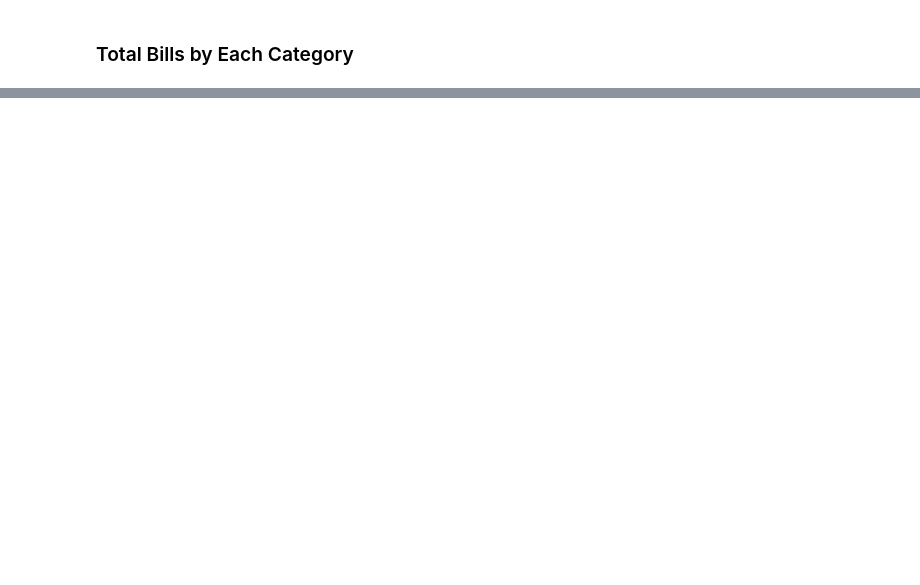
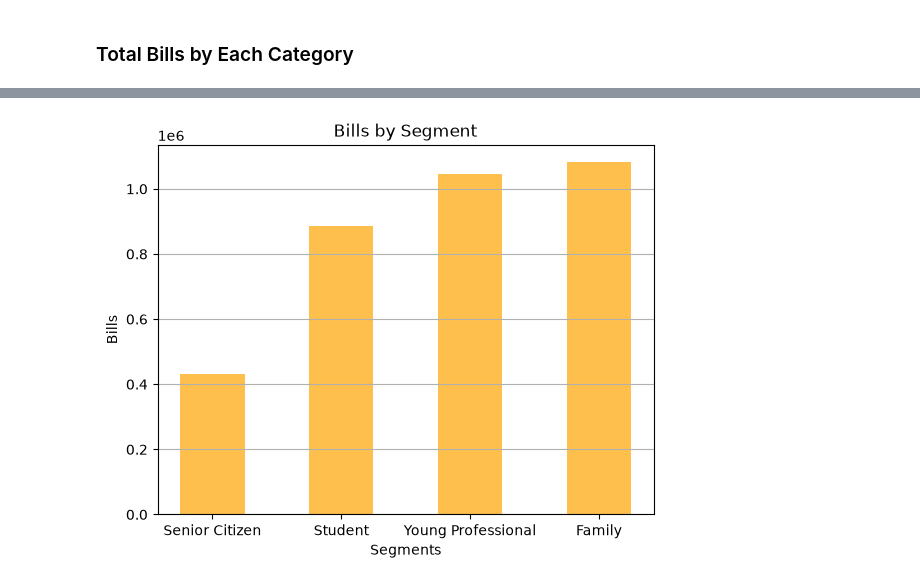
Before and after one commit to Gantz23/bakery, a Jupyter notebook: main.ipynb, the cells around one changed output, grey strips where cells are left out. Cells and saved outputs as stored; diff of their text form; code cells hidden in the pictures; blank space fills up the shorter version.

Commit message:
edit col name in plot generation

```diff
--- a/main.ipynb
+++ b/main.ipynb
@@ -63,11 +111,13 @@ plt.show()
 # %%
-bills_by_segment = df.groupby('customer_segment')['total_bill'].sum().sort_values(ascending=True)
+bills_by_segment = df.groupby('cust_segment')['total_bill'].sum().sort_values(ascending=True)
 plt.bar(bills_by_segment.index, bills_by_segment.values, color = 'orange', alpha=0.7, width=0.5)
 plt.title('Bills by Segment')
 plt.xlabel('Segments')
 plt.ylabel('Bills')
 plt.grid(axis='y')
 plt.show()
+# %% [output]
+[figure, added]
 # %%
 # df_2023 = df[df['date'].dt.year == 2023]
 df_2023 = df
```
Also changed, not shown: parts of 10 cells of this notebook.
